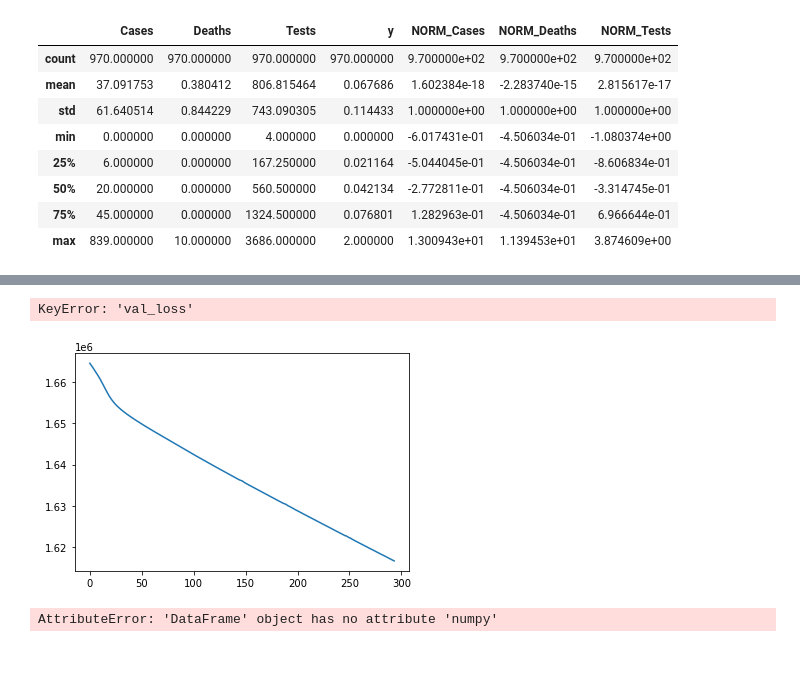
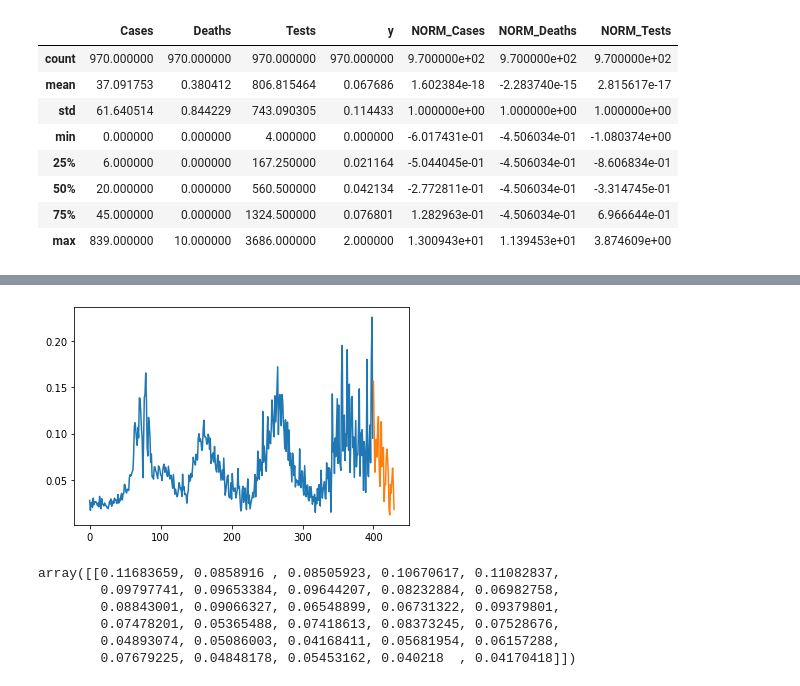
Before and after one commit to eduardburlacu/CERI_HackX, a Jupyter notebook: Covid_Cases_Predictor-main/Covid_Predictor_Main_BUN.ipynb, the cells around one changed output, grey strips where cells are left out. Drawn from its saved outputs; the diff is of its cells as text; code cells hidden in the pictures; blank space fills up the shorter version.

Commit message:
dictionar de predictii gata

```diff
--- a/Covid_Cases_Predictor-main/Covid_Predictor_Main_BUN.ipynb
+++ b/Covid_Cases_Predictor-main/Covid_Predictor_Main_BUN.ipynb
@@ -404,10 +152,0 @@ visualize_loss(history, "Training and Validation Loss")
-# %%
-# convert the training history to a dataframe
-history_df = pd.DataFrame(history.history)
-# use Pandas native plot method
-history_df['loss'].plot()
-history_df['val_loss'].plot()
-history_df
-# %% [output]
-KeyError: 'val_loss'
-[figure, removed]
@@ -443,17 +153,31 @@ for x, y in dataset_val.take(5):
-# %%
-import matplotlib.pyplot as plt
-t_train=[0]*X_train.shape[0]
-for i in range(X_train.shape[0]):
-    t_train[i]=X_train.numpy()[i][0]
-t_test=[0]*X_test.shape[0]
-for i in range(X_test.shape[0]):
-    t_test[i]=X_test.numpy()[i][0]
-y_test_predict=model.predict(X_test)
-y_train_predict=model.predict(X_train)
-plt.plot(t_train,y_train)
-plt.plot(t_test,y_test)
-plt.plot(t_test,y_test_predict)
-plt.plot(t_train,y_train_predict)
-plt.show()
-# %% [output]
-AttributeError: 'DataFrame' object has no attribute 'numpy'
+# %%
+model = LinearRegression()
+for i in range(len(list_of_df)//9):
+    model = pipeline(model, list_of_df[i][1])
+
+
+past_values = 50
+def get_data(n):
+    values=list(list_of_df[n][1].y)
+    X = []
+    y = []
+    for i in range(len(values)-past_values):
+        X.append(values[i:i+past_values])
+        y.append(values[i+past_values])
+    X = np.array(X)
+    y = np.array(y)
+    return X, y
+
+X, y = get_data(100)
+# X, y = X[:-220], y[:-220]
+
+plt.plot(y[-400:])
+
+shift = 0
+x_axis_future = np.arange(400-30*shift, 400-30*(shift-1))
+if shift: y_future = model.predict(X[-1-shift:-shift])/1000
+else: y_future = model.predict(X[-1-shift:]*1000)/1000
+plt.plot(x_axis_future, y_future[0])
+if shift == 0: y = np.append(y, y_future)
+# %% [output]
+[figure, added]
@@ -459,0 +191,9 @@ AttributeError: 'DataFrame' object has no attribute 'numpy'
+# %%
+prediction_dict["Cambridgeshire"]
+# %% [output]
+array([[0.11683659, 0.0858916 , 0.08505923, 0.10670617, 0.11082837,
+        0.09797741, 0.09653384, 0.09644207, 0.08232884, 0.06982758,
+        0.08843001, 0.09066327, 0.06548899, 0.06731322, 0.09379801,
+        0.07478201, 0.05365488, 0.07418613, 0.08373245, 0.07528676,
+        0.04893074, 0.05086003, 0.04168411, 0.05681954, 0.06157288,
+        0.07679225, 0.04848178, 0.05453162, 0.040218  , 0.04170418]])
```
Also changed, not shown: parts of 21 cells of this notebook.
